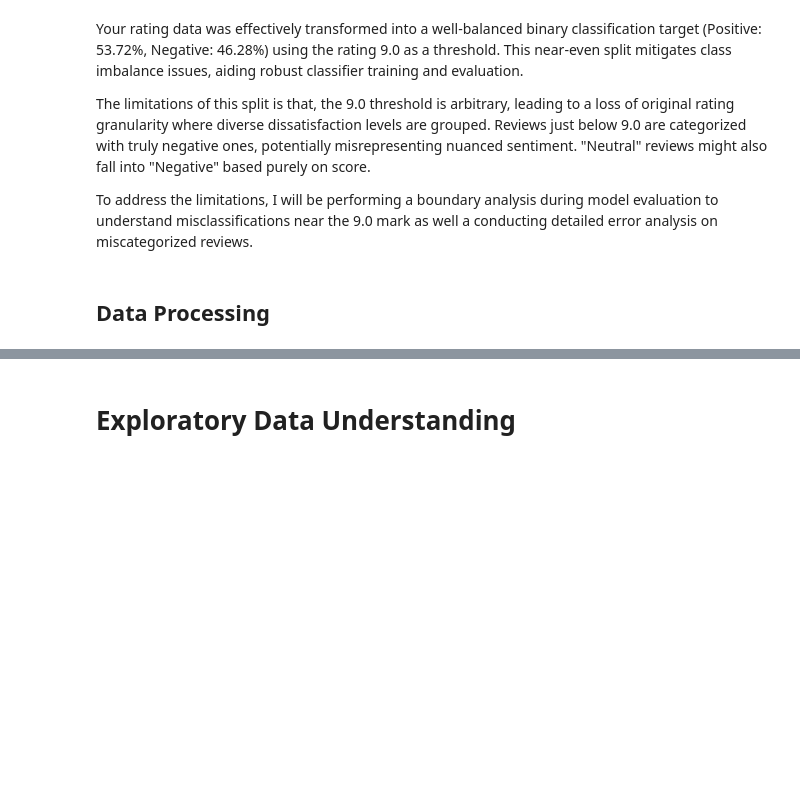
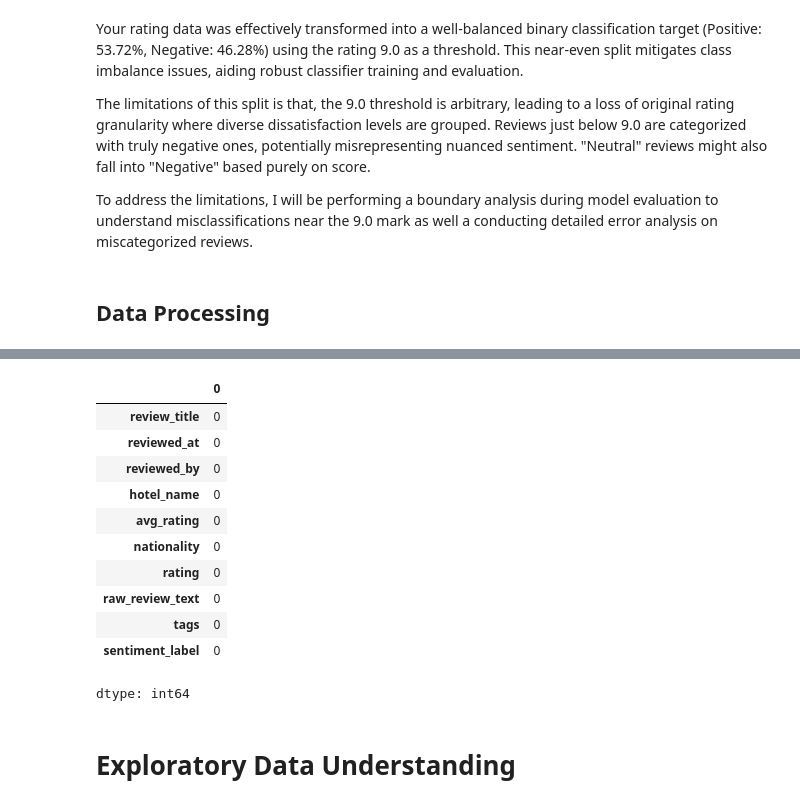
Before and after one commit to KBE25/hotel_sentiment, a Jupyter notebook: notebook.ipynb, the cells around one changed output, grey strips where cells are left out. Cells and saved outputs as stored; diff of their text form; code cells hidden in the pictures; blank space fills up the shorter version.

Commit message:
Adding Data processing: handling missing values

```diff
--- a/notebook.ipynb
+++ b/notebook.ipynb
@@ -402,0 +433,13 @@ To address the limitations, I will be performing a boundary analysis during mode
+# %%
+# Review title
+df_cleaned['review_title'].fillna('No Title', inplace=True)
+
+# Nationality
+most_frequent_nationality = df_cleaned['nationality'].mode()[0]
+df_cleaned['nationality'].fillna(most_frequent_nationality, inplace=True)
+
+# Raw_review_text
+df_cleaned['raw_review_text'].fillna('', inplace=True)
+
+# Tags
+df_cleaned['tags'].fillna('', inplace=True)
@@ -403,2 +465,18 @@ To address the limitations, I will be performing a boundary analysis during mode
+# %%
+# Validating that the missing values were handled
+df_cleaned.isnull().sum()
+# %% [output]
+|  | 0 |
+| review_title | 0 |
+| reviewed_at | 0 |
+| reviewed_by | 0 |
+| hotel_name | 0 |
+| avg_rating | 0 |
+| nationality | 0 |
+| rating | 0 |
+| raw_review_text | 0 |
+| tags | 0 |
+| sentiment_label | 0 |
+dtype: int64
 # %% [markdown]
 # Exploratory Data Understanding
```
Also changed, not shown: parts of 10 cells of this notebook.
